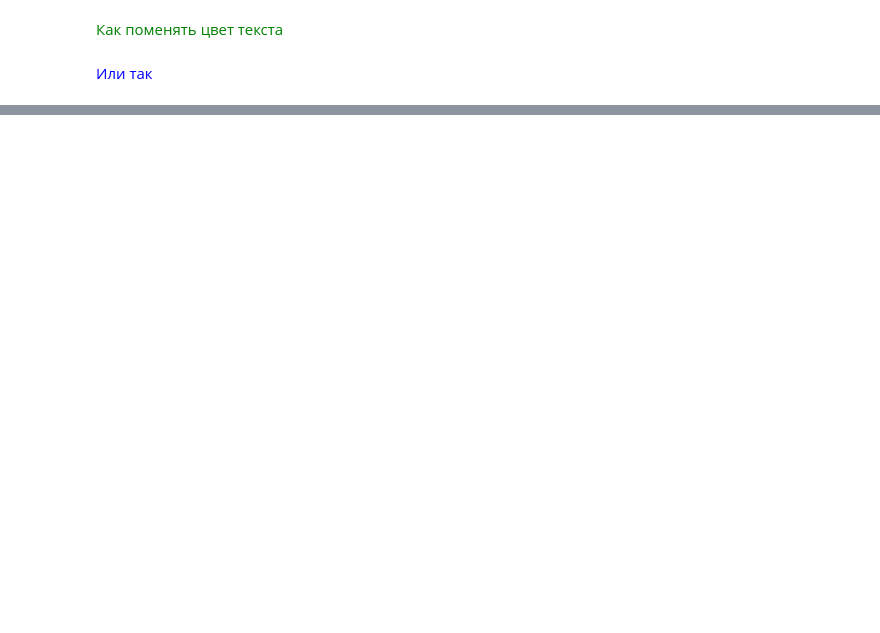
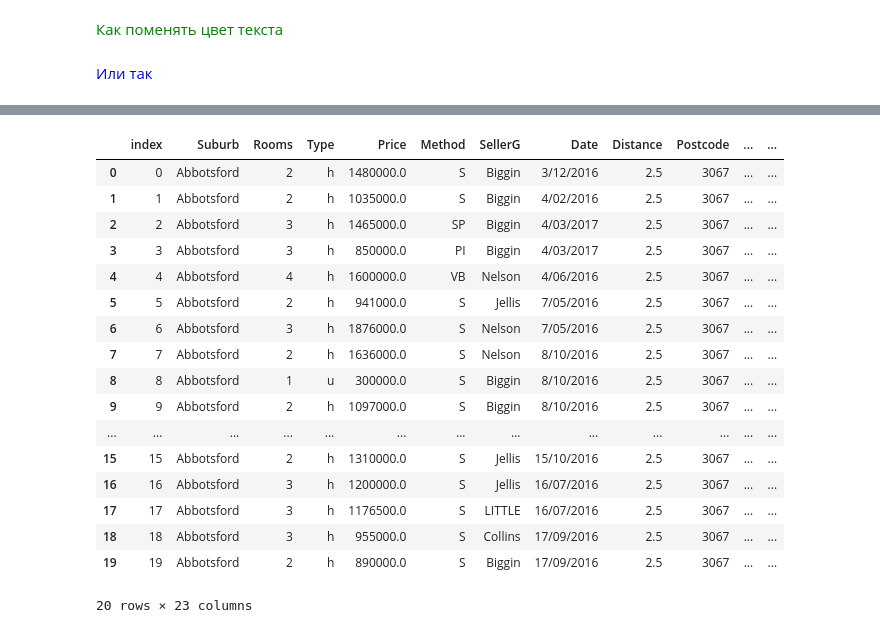
Before and after one commit to sibfox11/Skill-Factory-R2, a Jupyter notebook: Введение_в_Pandas/theory_Pandas_start.ipynb, the cells around one changed output, grey strips where cells are left out. Drawn from its saved outputs; the diff is of its cells as text; code cells hidden in the pictures; blank space fills up the shorter version.

```diff
--- a/Введение_в_Pandas/theory_Pandas_start.ipynb
+++ b/Введение_в_Pandas/theory_Pandas_start.ipynb
@@ -919,0 +904,3 @@ display(street_types)
+# %%
+popular_stypes =street_types.value_counts().nlargest(10)
+print(popular_stypes)
@@ -919,0 +919,4 @@ display(street_types)
+# %%
+# Изменяем признак StreetType
+melb_df['StreetType'] = street_types.apply(lambda x: x if x in popular_stypes else 'other')
+display(melb_df['StreetType'])
@@ -919,0 +936,24 @@ display(street_types)
+# %%
+# ---- Удаляем признак Address за ненадобностью (Адрес определен широтой и долготой, которые есть в датафр)
+melb_df = melb_df.drop('Address', axis=1)
+# %%
+melb_df.head(20)
+# %% [output]
+|  | index | Suburb | Rooms | Type | Price | Method | SellerG | Date | Distance | Postcode | ... | ... |
+| 0 | 0 | Abbotsford | 2 | h | 1480000.0 | S | Biggin | 3/12/2016 | 2.5 | 3067 | ... | ... |
+| 1 | 1 | Abbotsford | 2 | h | 1035000.0 | S | Biggin | 4/02/2016 | 2.5 | 3067 | ... | ... |
+| 2 | 2 | Abbotsford | 3 | h | 1465000.0 | SP | Biggin | 4/03/2017 | 2.5 | 3067 | ... | ... |
+| 3 | 3 | Abbotsford | 3 | h | 850000.0 | PI | Biggin | 4/03/2017 | 2.5 | 3067 | ... | ... |
+| 4 | 4 | Abbotsford | 4 | h | 1600000.0 | VB | Nelson | 4/06/2016 | 2.5 | 3067 | ... | ... |
+| 5 | 5 | Abbotsford | 2 | h | 941000.0 | S | Jellis | 7/05/2016 | 2.5 | 3067 | ... | ... |
+| 6 | 6 | Abbotsford | 3 | h | 1876000.0 | S | Nelson | 7/05/2016 | 2.5 | 3067 | ... | ... |
+| 7 | 7 | Abbotsford | 2 | h | 1636000.0 | S | Nelson | 8/10/2016 | 2.5 | 3067 | ... | ... |
+| 8 | 8 | Abbotsford | 1 | u | 300000.0 | S | Biggin | 8/10/2016 | 2.5 | 3067 | ... | ... |
+| 9 | 9 | Abbotsford | 2 | h | 1097000.0 | S | Biggin | 8/10/2016 | 2.5 | 3067 | ... | ... |
+| ... | ... | ... | ... | ... | ... | ... | ... | ... | ... | ... | ... | ... |
+| 15 | 15 | Abbotsford | 2 | h | 1310000.0 | S | Jellis | 15/10/2016 | 2.5 | 3067 | ... | ... |
+| 16 | 16 | Abbotsford | 3 | h | 1200000.0 | S | Jellis | 16/07/2016 | 2.5 | 3067 | ... | ... |
+| 17 | 17 | Abbotsford | 3 | h | 1176500.0 | S | LITTLE | 16/07/2016 | 2.5 | 3067 | ... | ... |
+| 18 | 18 | Abbotsford | 3 | h | 955000.0 | S | Collins | 17/09/2016 | 2.5 | 3067 | ... | ... |
+| 19 | 19 | Abbotsford | 2 | h | 890000.0 | S | Biggin | 17/09/2016 | 2.5 | 3067 | ... | ... |
+20 rows × 23 columns
```
Also changed, not shown: parts of 47 cells of this notebook, 1 other file.
